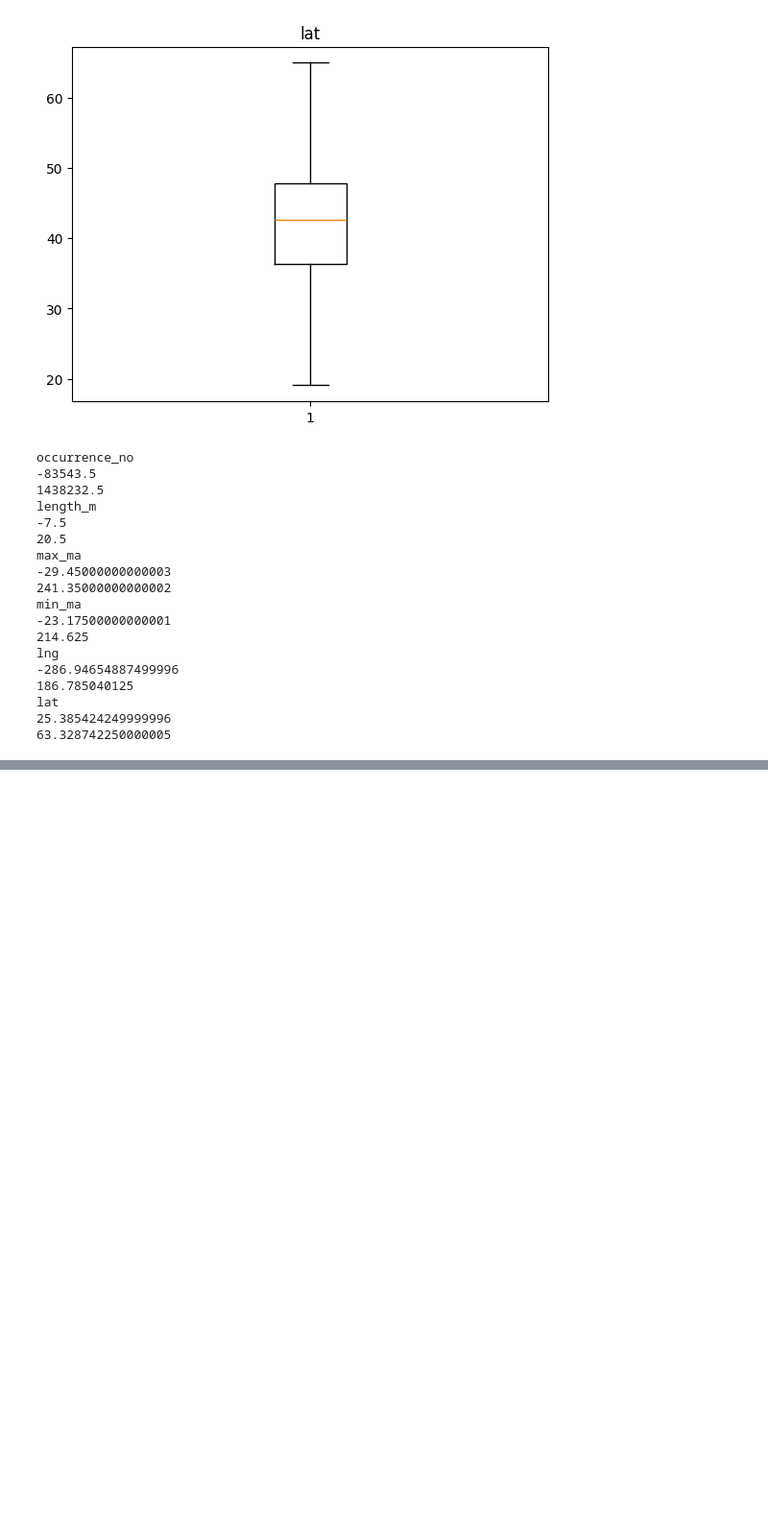
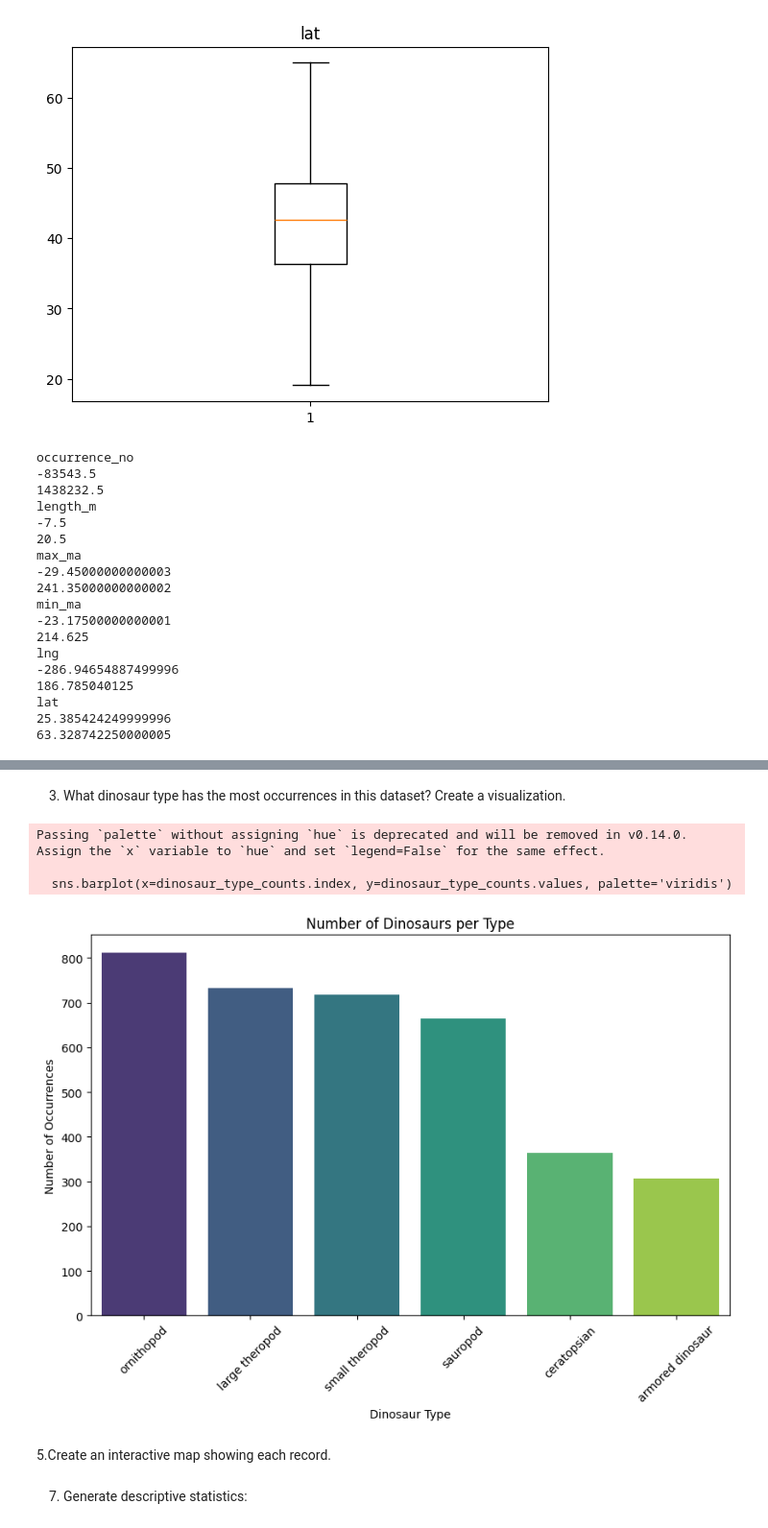
Before and after one commit to Cemputus/Data-science-project1, a Jupyter notebook: Challenge_dinosaurs.ipynb, the cells around one changed output, grey strips where cells are left out. Shown: that part at 96% size. Cells and saved outputs as stored; diff of their text form; code cells hidden in the pictures; blank space fills up the shorter version.

Commit message:
dinosaurs

```diff
--- a/Challenge_dinosaurs.ipynb
+++ b/Challenge_dinosaurs.ipynb
@@ -217,0 +267,21 @@ lat
+# %% [markdown]
+3. What dinosaur type has the most occurrences in this dataset? Create a visualization.
+# %%
+# Count occurrences of each dinosaur type
+dinosaur_type_counts = dinosaurs['type'].value_counts()
+
+# Create a bar chart
+plt.figure(figsize=(10, 6))
+sns.barplot(x=dinosaur_type_counts.index, y=dinosaur_type_counts.values, palette='viridis')
+plt.xlabel('Dinosaur Type')
+plt.ylabel('Number of Occurrences')
+plt.title('Number of Dinosaurs per Type')
+plt.xticks(rotation=45)
+plt.show()
+# %% [output]
+Passing `palette` without assigning `hue` is deprecated and will be removed in v0.14.0. Assign the `x` variable to `hue` and set `legend=False` for the same effect.
+
+  sns.barplot(x=dinosaur_type_counts.index, y=dinosaur_type_counts.values, palette='viridis')
+[figure, added]
+# %% [markdown]
+5.Create an interactive map showing each record.
@@ -217,0 +304,2 @@ lat
+# %% [markdown]
+7. Generate descriptive statistics:
```
Also changed, not shown: parts of 7 cells of this notebook.
